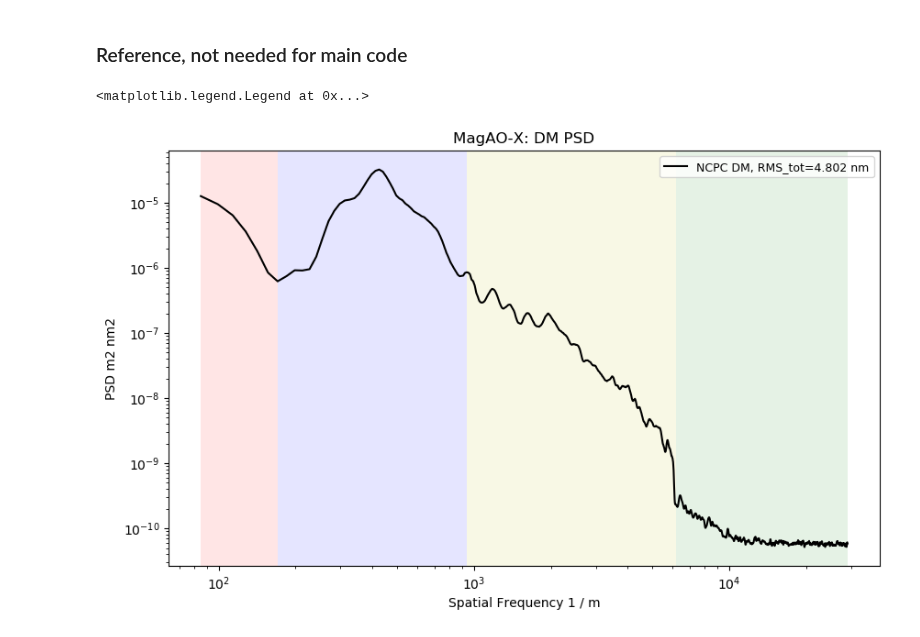
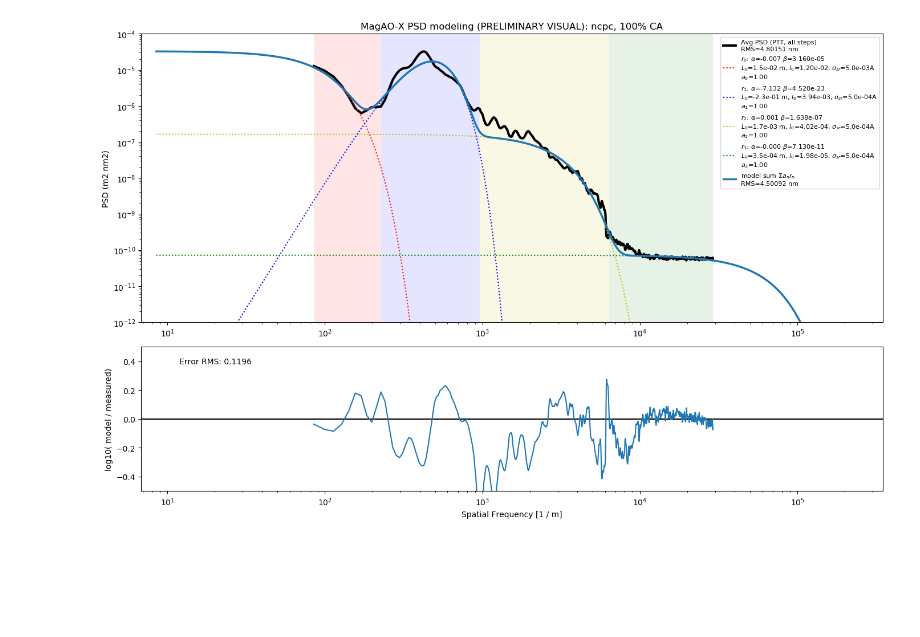
Before and after one commit to magao-x/magaox_poppy, a Jupyter notebook: PSD/PSDmodel_dm_ncpc.ipynb, the cells around one changed output. Drawn from its saved outputs; the diff is of its cells as text; code cells hidden in the pictures; blank space fills up the shorter version.

Commit message:
PSD calc and model notebooks for ncpc DM

```diff
--- a/PSD/PSDmodel_dm_ncpc.ipynb
+++ b/PSD/PSDmodel_dm_ncpc.ipynb
@@ -58,24 +44,21 @@ Wall time: 3min 51s
+# %%
+# set initial conditions
+opt_parms = {'ca' : 100,
+             'ovs': 4096,
+             'surf_units': u.micron,
+             'ring_width': 3,
+             'kmid_ll': 100/ u.m,
+             'khigh_ll': 1000/u.m,
+             'label': 'ncpc'}
+
+# load the data
+ncpc = psd_avg_obj(fitsfilename='radial/psd_{0}.fits'.format(opt_parms['label']))
 # %%
 %%time
-opt_parms = {'ca' : 100, # of the 80% CA given
-             'ovs': 4096,
-             'diam_100CA': (ncpc_dm.shape[0]*ncpc_pixscl*u.pix),
-             'label': 'ncpc',
-             'surf_units': u.micron,
-             'ring_width': 3,
-             'kmid_ll': 100/u.m, #0.1/u.mm,
-             'khigh_ll': 1000/u.m} #1/u.mm}
-
-# add in values to opt_parms to make code easier to use
-opt_parms['dk'] = ncpc.delta_k
-opt_parms['diam_ca'] = ncpc.diam_ca
-opt_parms['diam_pix'] = ncpc.npix_diam
-opt_parms['wavelen'] = ncpc.wavelen
-
 ist = [0, 10, 62, 442]
 iend = ist[1:]
 iend.append(len(ncpc.k_radial)-1)
-rms_sr = [0.0005*u.nm, 0.00005*u.nm, 0.00005*u.nm, 0.00000*u.nm]
+rms_sr = [0.0005*u.nm, 0.00005*u.nm, 0.00005*u.nm, 0.00005*u.nm]
 psd_weight = [1.0, 1.0, 1.0, 1.0]
 k_limit = [np.amin(ncpc.k_radial)/10, np.amax(ncpc.k_radial)*10]
 surf_unit = (ncpc.psd_radial_cal.unit * (ncpc.k_radial.unit**2))**(0.5)
@@ -88,7 +71,7 @@ for j in range(0, len(ist)):
     mdl = psd.model_single(region_num=j)
     mdl.load_data(ind_range=[ist[j],iend[j]], psd_obj=ncpc)
     mdl.calc_psd_parm(rms_sr=rms_sr[j], x0=x0[j])#, ratio_mode=False)
-    mdl.calc_model_total(psd_weight=psd_weight[j], k_spacing=opt_parms['dk']*0.2, k_limit=k_limit)
+    mdl.calc_model_total(psd_weight=psd_weight[j], k_spacing=ncpc.delta_k*0.2, k_limit=k_limit)
     mdl_set.append(mdl)
 
 # model sum with a total refit
@@ -96,6 +79,4 @@ ms_refit = psd.model_combine(mdl_set=mdl_set, avg_psd=ncpc)
 ms_refit.calc_refit()
 ms_refit.calc_error()
 ms_refit.calc_psd_rms()
-
-psd.plot_model2(mdl_set, ms_refit, ncpc, opt_parms)
 # %% [output]
@@ -175,21 +85,4 @@ objects
-# %% [markdown]
-### Reference, not needed for main code
-# %%
-# region selection
-ist = [0, 6, 60, 430]
-#iend = [30, 390]
-iend = ist[1:]
-iend.append(len(ncpc.k_radial)-1)
-color_list=['r', 'b', 'y', 'g', 'c']
-plt.figure(figsize=[10,6],dpi=100)
-plt.loglog(ncpc.k_radial.value, ncpc.psd_radial_cal.value, 'k',
-           label='{0}, RMS_tot={1:.3f}'.format(ncpc.surf_name, ncpc.rms_tot))
-for j in range(0, len(ist)):
-    plt.axvspan(ncpc.k_radial[ist[j]].value, ncpc.k_radial[iend[j]].value, facecolor=color_list[j], alpha=0.1)
-plt.xlabel('Spatial Frequency {0}'.format(ncpc.k_radial.unit))
-plt.ylabel('PSD {0}'.format(ncpc.psd_radial_cal.unit))
-plt.title('MagAO-X: DM PSD')
-plt.legend(prop={'size':9})
-# %% [output]
-<matplotlib.legend.Legend at 0x...>
-[figure, removed]
+# %%
+psd.plot_model2(mdl_set, ms_refit, ncpc, opt_parms, psd_range=[1e-4, 1e-12])
+# %% [output]
+[figure, added]
```
Also changed, not shown: parts of 9 cells of this notebook, 1 other file.
